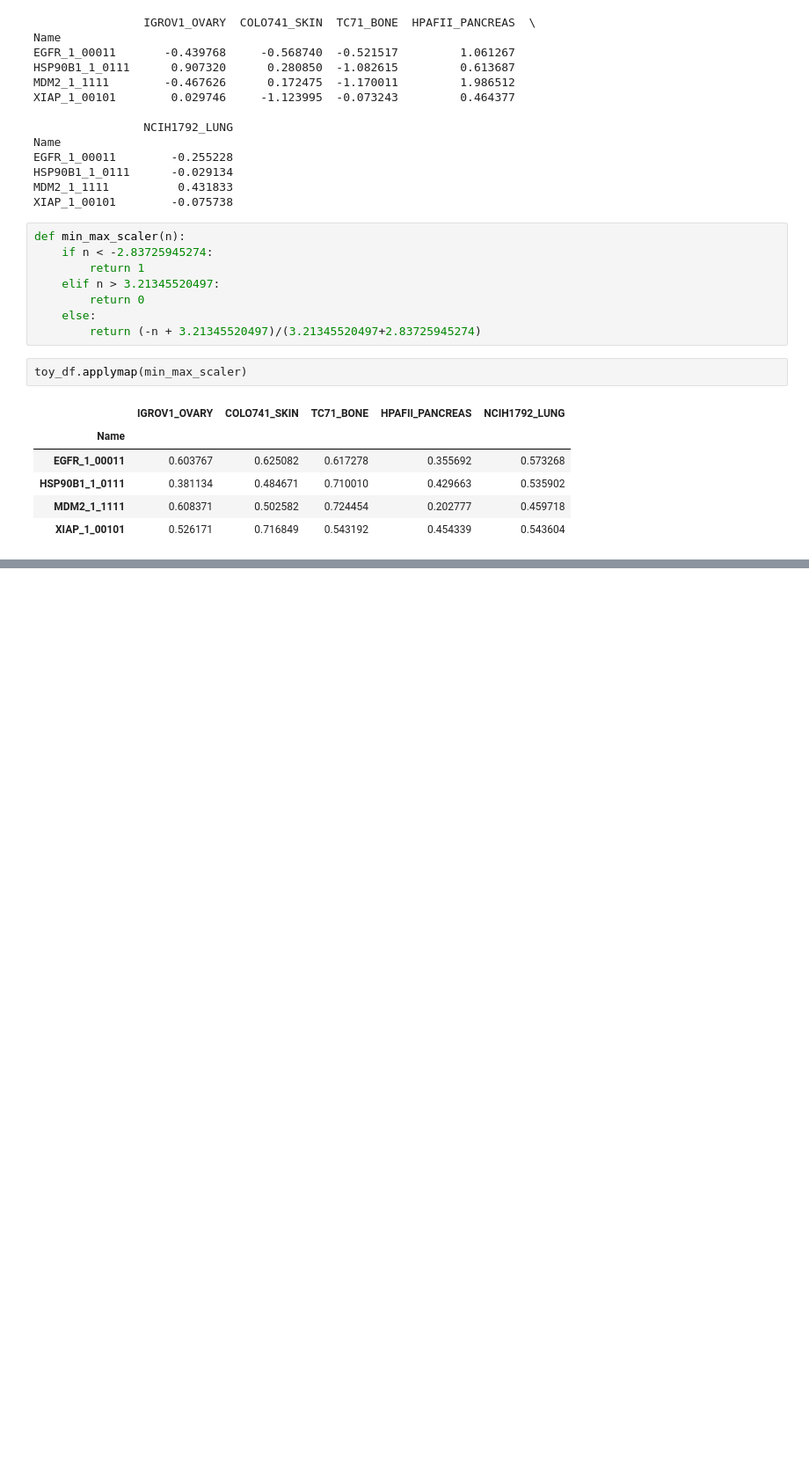
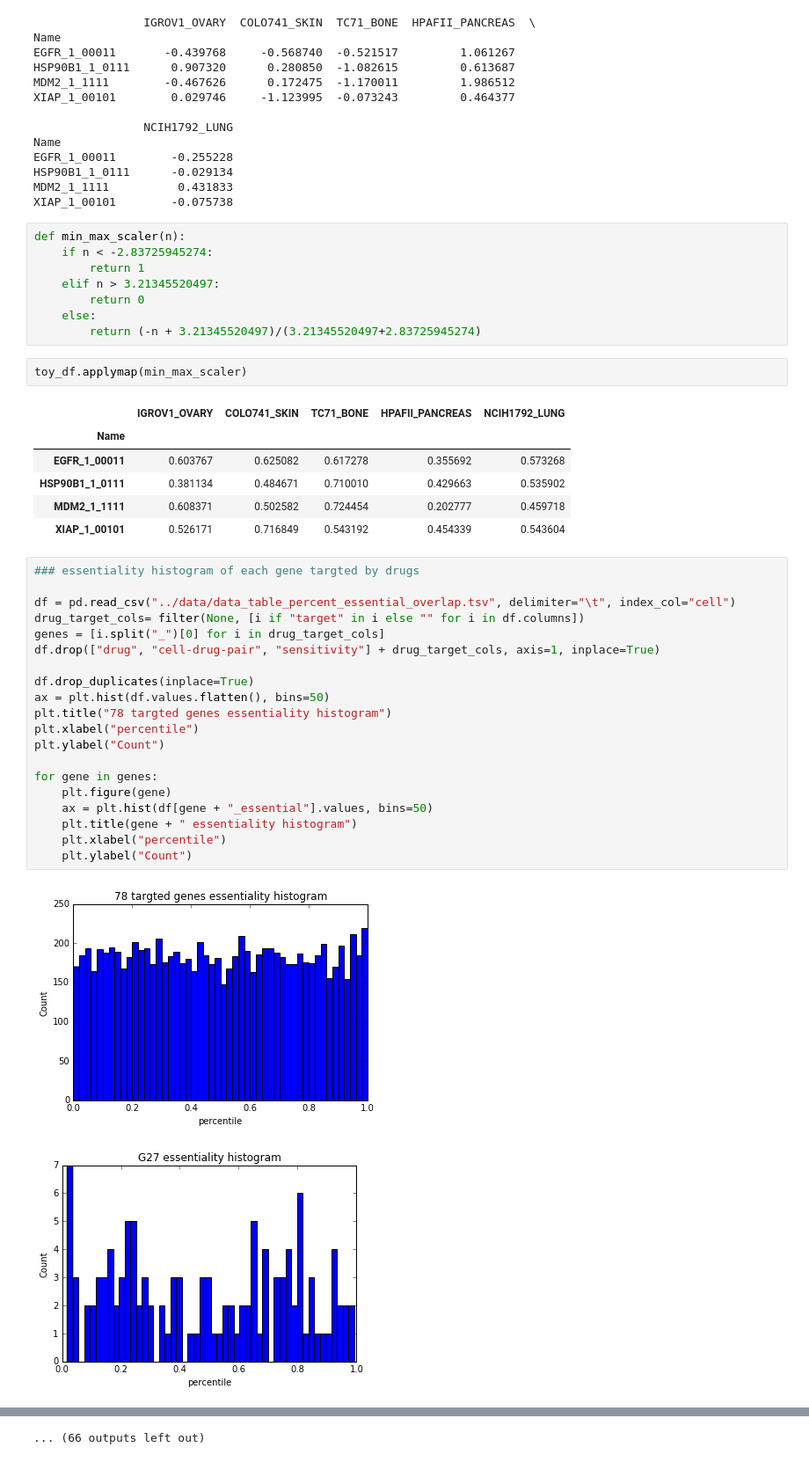
Before and after one commit to MollyZhang/drug_sensitivity_ML, a Jupyter notebook: profiling/Achilles_essentiality_profile.ipynb, the cells around one changed output, grey strips where cells are left out. Shown at 88% size. Saved outputs shown, nothing was run; the diff lists cells and outputs as text; blank space fills up the shorter version.

```diff
--- a/profiling/Achilles_essentiality_profile.ipynb
+++ b/profiling/Achilles_essentiality_profile.ipynb
@@ -156,3 +93,26 @@ toy_df.applymap(min_max_scaler)
 | HSP90B1_1_0111 | 0.381134 | 0.484671 | 0.710010 | 0.429663 | 0.535902 |
 | MDM2_1_1111 | 0.608371 | 0.502582 | 0.724454 | 0.202777 | 0.459718 |
 | XIAP_1_00101 | 0.526171 | 0.716849 | 0.543192 | 0.454339 | 0.543604 |
+# %%
+### essentiality histogram of each gene targted by drugs
+
+df = pd.read_csv("../data/data_table_percent_essential_overlap.tsv", delimiter="\t", index_col="cell")
+drug_target_cols= filter(None, [i if "target" in i else "" for i in df.columns])
+genes = [i.split("_")[0] for i in drug_target_cols]
+df.drop(["drug", "cell-drug-pair", "sensitivity"] + drug_target_cols, axis=1, inplace=True)
+
+df.drop_duplicates(inplace=True)
+ax = plt.hist(df.values.flatten(), bins=50)
+plt.title("78 targted genes essentiality histogram")
+plt.xlabel("percentile")
+plt.ylabel("Count")
+
+for gene in genes:
+    plt.figure(gene)
+    ax = plt.hist(df[gene + "_essential"].values, bins=50)
+    plt.title(gene + " essentiality histogram")
+    plt.xlabel("percentile")
+    plt.ylabel("Count")
+# %% [output]
+[figure, added]
+[figure, added]
@@ -158,0 +129 @@ toy_df.applymap(min_max_scaler)
+... (66 outputs left out)
```
Also changed, not shown: parts of 4 cells of this notebook, 3 other files.
